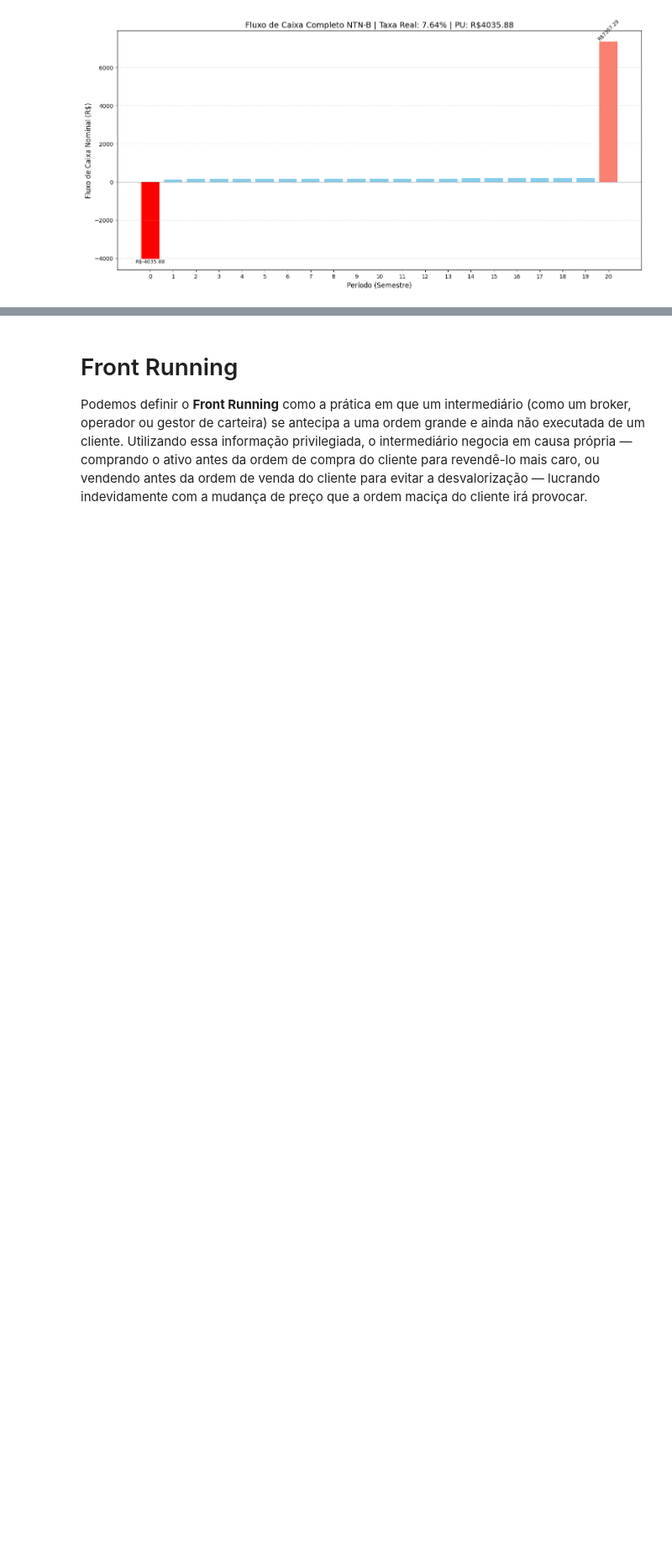
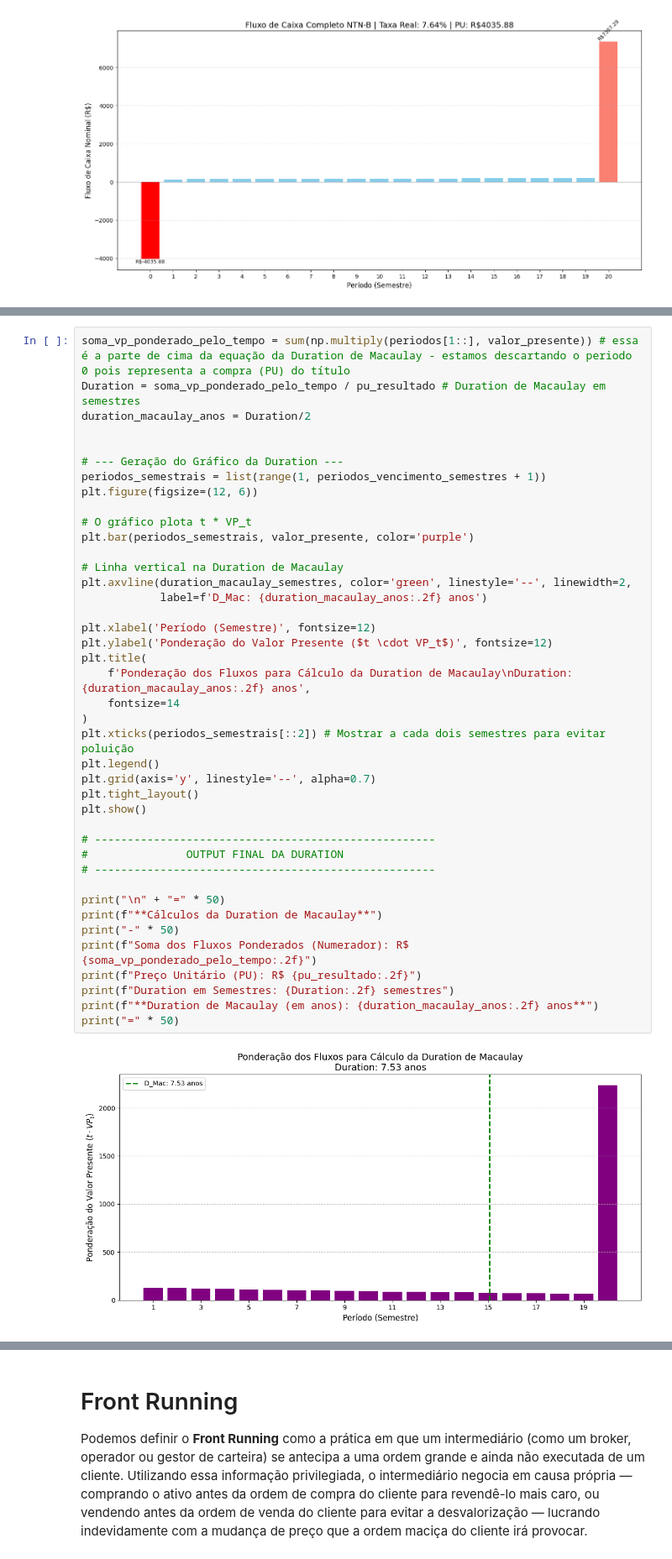
Before and after one commit to nicolasquant/Cases, a Jupyter notebook: Case_Kinea/Case_Kinea_Nicolas_Cenedesi.ipynb, the cells around one changed output, grey strips where cells are left out. Shown: that part at 84% size. Drawn from its saved outputs; the diff is of its cells as text; blank space fills up the shorter version.

```diff
--- a/Case_Kinea/Case_Kinea_Nicolas_Cenedesi.ipynb
+++ b/Case_Kinea/Case_Kinea_Nicolas_Cenedesi.ipynb
@@ -533,0 +314,43 @@ Período (Semestre)   | VNA Atualizado (R$)  | Cupom (R$)      | Principal (R$)
+# %%
+soma_vp_ponderado_pelo_tempo = sum(np.multiply(periodos[1::], valor_presente)) # essa é a parte de cima da equação da Duration de Macaulay - estamos descartando o periodo 0 pois representa a compra (PU) do título
+Duration = soma_vp_ponderado_pelo_tempo / pu_resultado # Duration de Macaulay em semestres
+duration_macaulay_anos = Duration/2
+
+
+# --- Geração do Gráfico da Duration ---
+periodos_semestrais = list(range(1, periodos_vencimento_semestres + 1))
+plt.figure(figsize=(12, 6))
+
+# O gráfico plota t * VP_t
+plt.bar(periodos_semestrais, valor_presente, color='purple')
+
+# Linha vertical na Duration de Macaulay
+plt.axvline(duration_macaulay_semestres, color='green', linestyle='--', linewidth=2,
+            label=f'D_Mac: {duration_macaulay_anos:.2f} anos')
+
+plt.xlabel('Período (Semestre)', fontsize=12)
+plt.ylabel('Ponderação do Valor Presente ($t \cdot VP_t$)', fontsize=12)
+plt.title(
+    f'Ponderação dos Fluxos para Cálculo da Duration de Macaulay\nDuration: {duration_macaulay_anos:.2f} anos',
+    fontsize=14
+)
+plt.xticks(periodos_semestrais[::2]) # Mostrar a cada dois semestres para evitar poluição
+plt.legend()
+plt.grid(axis='y', linestyle='--', alpha=0.7)
+plt.tight_layout()
+plt.show()
+
+# ----------------------------------------------------
+#               OUTPUT FINAL DA DURATION
+# ----------------------------------------------------
+
+print("\n" + "=" * 50)
+print(f"**Cálculos da Duration de Macaulay**")
+print("-" * 50)
+print(f"Soma dos Fluxos Ponderados (Numerador): R$ {soma_vp_ponderado_pelo_tempo:.2f}")
+print(f"Preço Unitário (PU): R$ {pu_resultado:.2f}")
+print(f"Duration em Semestres: {Duration:.2f} semestres")
+print(f"**Duration de Macaulay (em anos): {duration_macaulay_anos:.2f} anos**")
+print("=" * 50)
+# %% [output]
+[figure, added]
```
Also changed, not shown: parts of 5 cells of this notebook.
